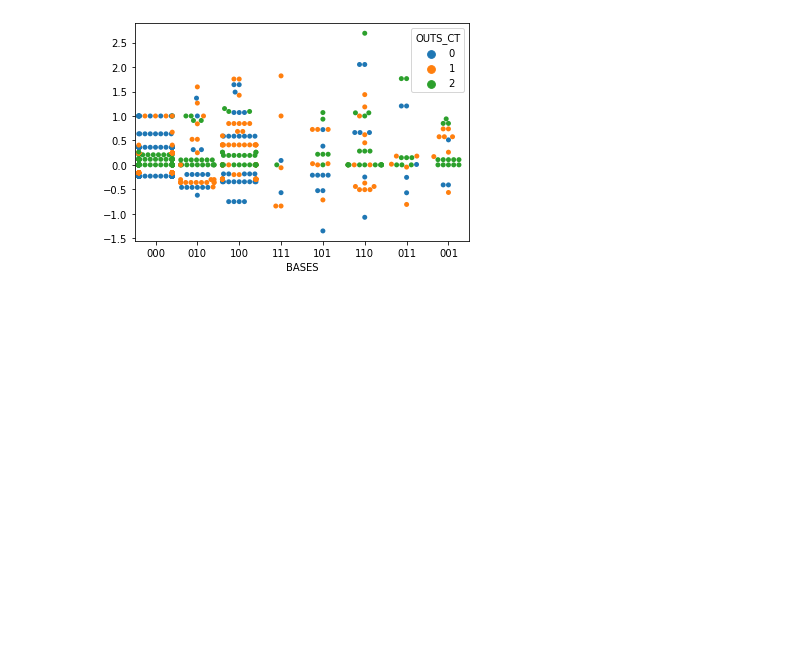
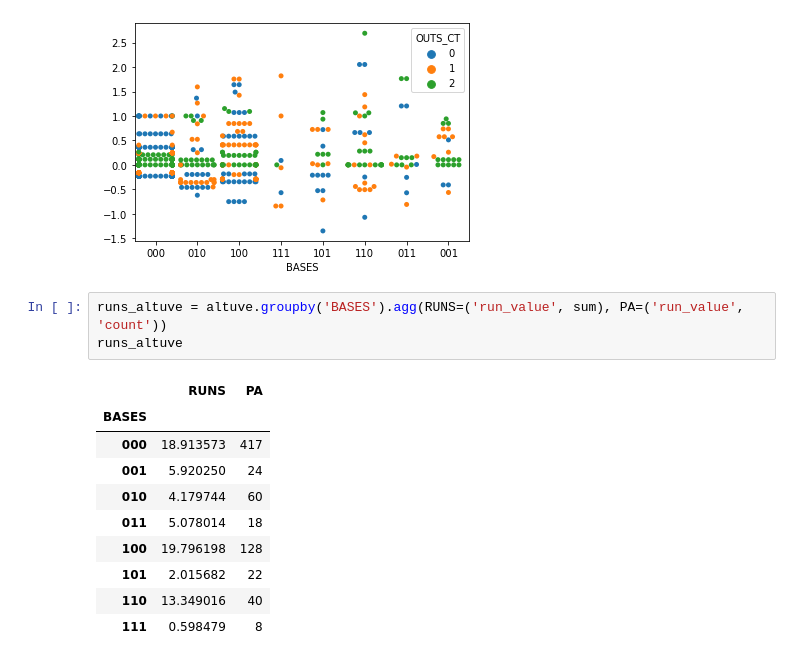
Before and after one commit to fonnesbeck/baseball, a Jupyter notebook: notebooks/Run Expectancy.ipynb, the cells around one changed output. Saved outputs shown, nothing was run; the diff lists cells and outputs as text; blank space fills up the shorter version.

```diff
--- a/notebooks/Run Expectancy.ipynb
+++ b/notebooks/Run Expectancy.ipynb
@@ -149,3 +168,17 @@ ax.set(ylabel="")
 # %% [output]
 [Text(0, 0.5, '')]
 [figure]
+# %%
+runs_altuve = altuve.groupby('BASES').agg(RUNS=('run_value', sum), PA=('run_value', 'count'))
+runs_altuve
+# %% [output]
+|  | RUNS | PA |
+| BASES |  |  |
+| 000 | 18.913573 | 417 |
+| 001 | 5.920250 | 24 |
+| 010 | 4.179744 | 60 |
+| 011 | 5.078014 | 18 |
+| 100 | 19.796198 | 128 |
+| 101 | 2.015682 | 22 |
+| 110 | 13.349016 | 40 |
+| 111 | 0.598479 | 8 |
```
Also changed, not shown: parts of 9 cells of this notebook.
